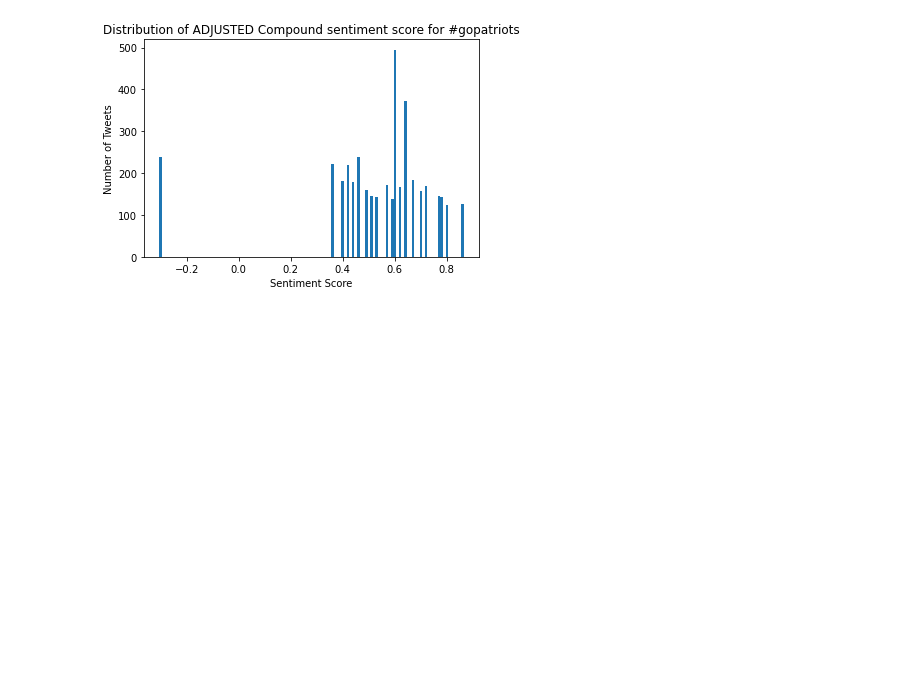
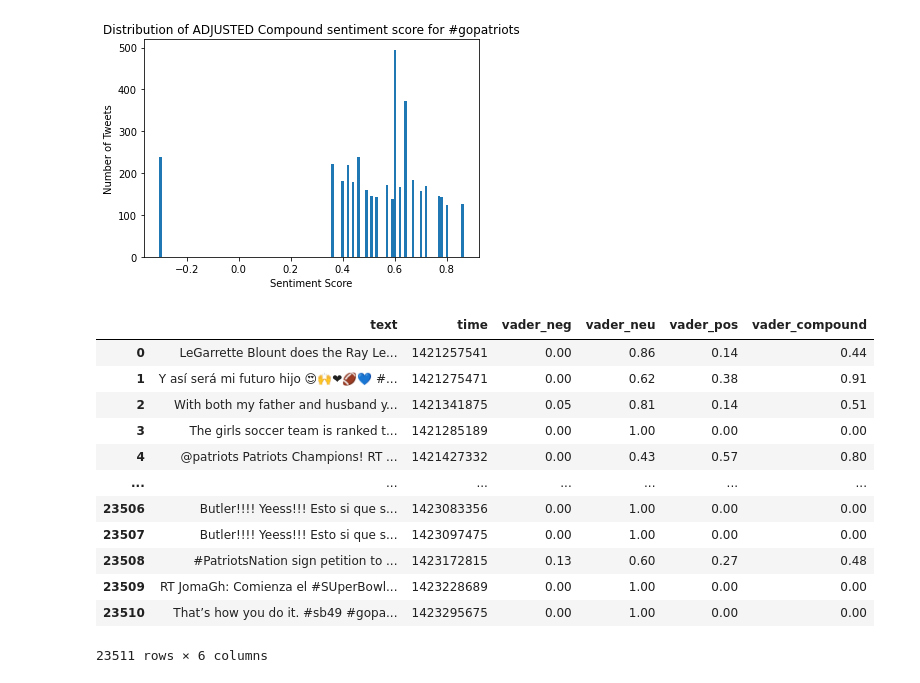
Before and after one commit to ryanch1/data-mining, a Jupyter notebook: Project 5 - create our own.ipynb, the cells around one changed output. Drawn from its saved outputs; the diff is of its cells as text; code cells hidden in the pictures; blank space fills up the shorter version.

```diff
--- a/Project 5 - create our own.ipynb
+++ b/Project 5 - create our own.ipynb
@@ -393,3 +398,26 @@ plt.show()
 [figure]
 [figure]
 [figure]
+# %%
+#preprocess the data again to see the time flow
+
+
+hawks_df = pd.DataFrame(data=arr_hawks,columns=['text','time','vader_neg','vader_neu','vader_pos','vader_compound'])
+pats_df = pd.DataFrame(data=arr_pats,columns=['text','time','vader_neg','vader_neu','vader_pos','vader_compound'])
+
+hawks_df
+pats_df
+# %% [output]
+|  | text | time | vader_neg | vader_neu | vader_pos | vader_compound |
+| 0 | LeGarrette Blount does the Ray Le... | 1421257541 | 0.00 | 0.86 | 0.14 | 0.44 |
+| 1 | Y así será mi futuro hijo 😍🙌❤🏈💙 #... | 1421275471 | 0.00 | 0.62 | 0.38 | 0.91 |
+| 2 | With both my father and husband y... | 1421341875 | 0.05 | 0.81 | 0.14 | 0.51 |
+| 3 | The girls soccer team is ranked t... | 1421285189 | 0.00 | 1.00 | 0.00 | 0.00 |
+| 4 | @patriots Patriots Champions! RT ... | 1421427332 | 0.00 | 0.43 | 0.57 | 0.80 |
+| ... | ... | ... | ... | ... | ... | ... |
+| 23506 | Butler!!!! Yeess!!! Esto si que s... | 1423083356 | 0.00 | 1.00 | 0.00 | 0.00 |
+| 23507 | Butler!!!! Yeess!!! Esto si que s... | 1423097475 | 0.00 | 1.00 | 0.00 | 0.00 |
+| 23508 | #PatriotsNation sign petition to ... | 1423172815 | 0.13 | 0.60 | 0.27 | 0.48 |
+| 23509 | RT JomaGh: Comienza el #SUperBowl... | 1423228689 | 0.00 | 1.00 | 0.00 | 0.00 |
+| 23510 | That’s how you do it. #sb49 #gopa... | 1423295675 | 0.00 | 1.00 | 0.00 | 0.00 |
+23511 rows × 6 columns
```
Also changed, not shown: parts of 8 cells of this notebook.
